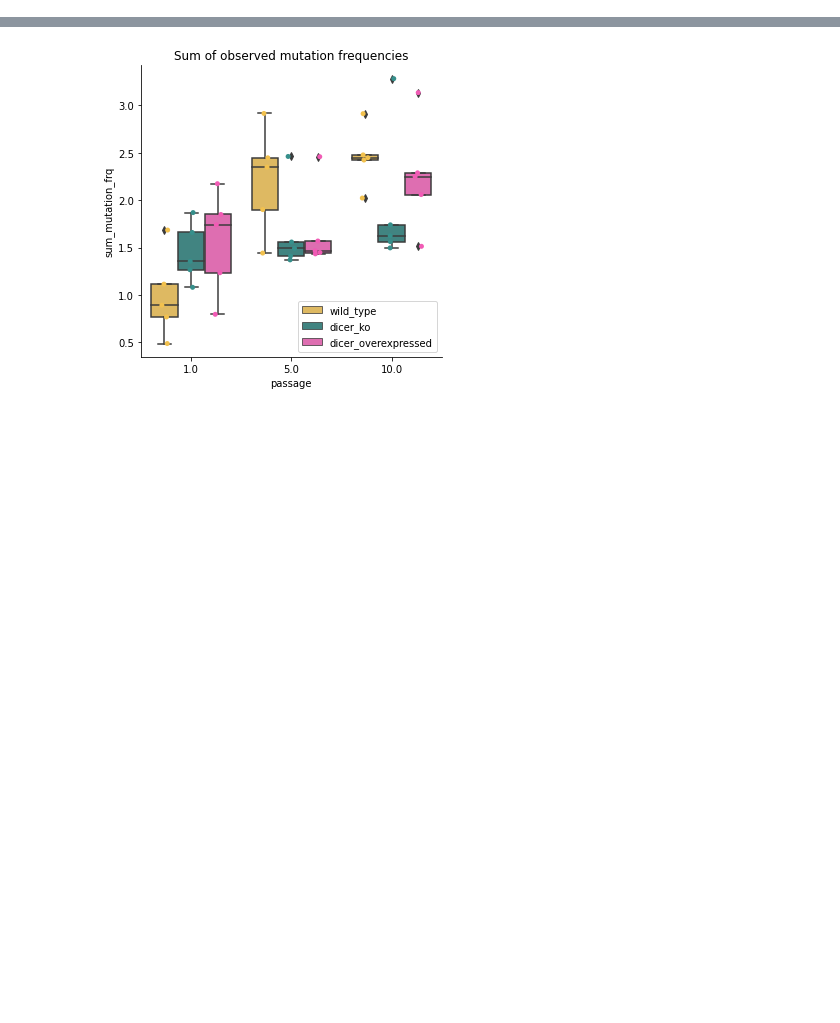
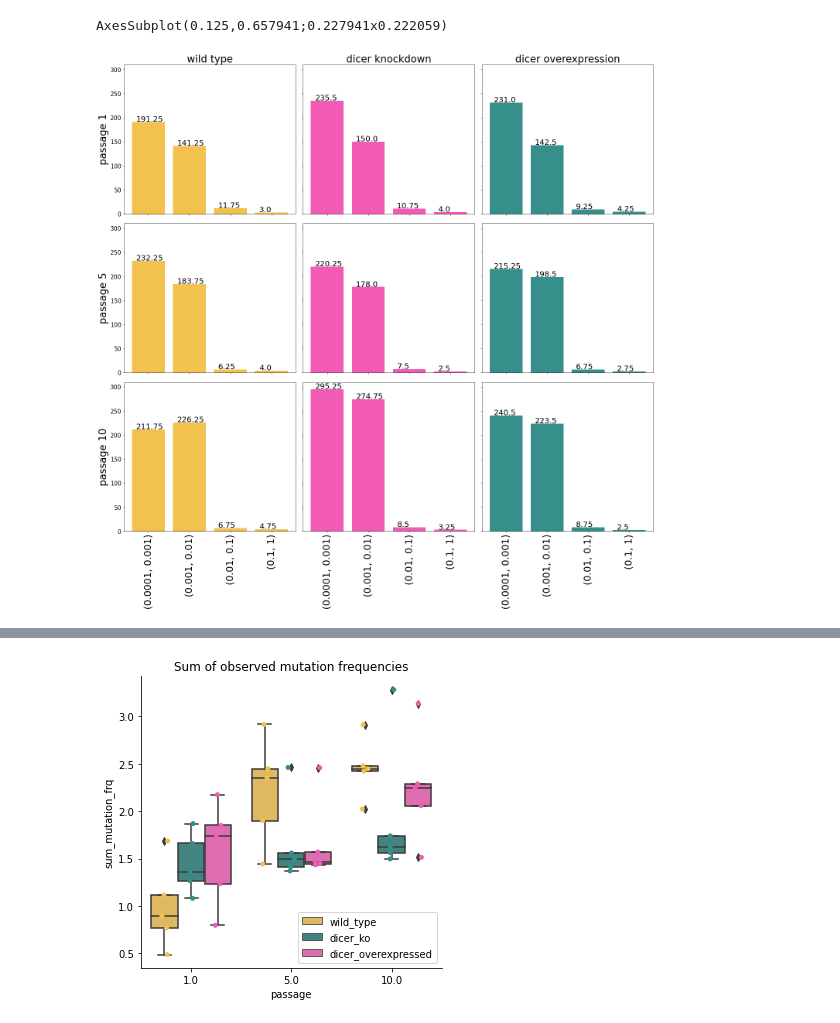
Before and after one commit to LaraFuhrmann/DCV-Evolution-Data-Processing, a Jupyter notebook: workflow/notebooks/compute_diversity.ipynb, the cells around one changed output, grey strips where cells are left out. Saved outputs shown, nothing was run; the diff lists cells and outputs as text; code cells hidden in the pictures; blank space fills up the shorter version.

```diff
--- a/workflow/notebooks/compute_diversity.ipynb
+++ b/workflow/notebooks/compute_diversity.ipynb
@@ -69,3 +87,71 @@ for sample in samples:
 df_wildtype = df_diversity[df_diversity['sample']=='wild_type']
 df_ko = df_diversity[df_diversity['sample']=='dicer_ko']
 df_overexpressed = df_diversity[df_diversity['sample']=='dicer_overexpressed']
+# %%
+# plot average mutation spectrum (averaged over the replicates)
+
+#['#F2C14E', '#368F8B', '#F15BB5']
+#['wild type', 'dicer knockout', 'dicer overexpressed']
+
+plt.rcParams.update({'font.size': 15})
+
+def get_average_bin_values(df_temp):
+    length_bins = len(mutation_spectrum_bins)
+    ave = np.zeros(length_bins)
+
+    for i in range(length_bins):
+        for bins_values in df_temp:
+            ave[i] += bins_values[i]
+        if ave[i]>0:
+            ave[i]=ave[i]/length_bins
+    return ave
+
+fig, ax = plt.subplots(3,3, figsize=(20, 20),constrained_layout=True, sharey=True, sharex=True)
+passages = [1,5,10]
+genotypes = ['wild_type', 'dicer_ko', 'dicer_overexpressed']
+print(ax[0][0])
+
+for idx_passage, passage in enumerate(passages):
+    df_wildtype = df_diversity[df_diversity['sample']=='wild_type']
+    df_ko = df_diversity[df_diversity['sample']=='dicer_ko']
+    df_overexpressed = df_diversity[df_diversity['sample']=='dicer_overexpressed']
+
+    df_temp = df_wildtype[df_wildtype['passage']==passage]['mutation_spectrum']
+    averaged = get_average_bin_values(df_temp)
+    ax[idx_passage][0].bar(mutation_spectrum_bins_labels, averaged,label='wild type', color='#F2C14E')
+    for i, v in enumerate(averaged):
+                ax[idx_passage][0].text( i - 0.3, v + 1, str(v),
+                        color = 'black', size=20)
+
+    df_temp = df_ko[df_ko['passage']==passage]['mutation_spectrum']
+    averaged = get_average_bin_values(df_temp)
+    ax[idx_passage][1].bar(mutation_spectrum_bins_labels, averaged,label='dicer knockdown', color='#F15BB5')
+    for i, v in enumerate(averaged):
+                ax[idx_passage][1].text( i - 0.3, v + 1, str(v),
+                        color = 'black', size=20)
+
+    df_temp = df_overexpressed[df_overexpressed['passage']==passage]['mutation_spectrum']
+    averaged = get_average_bin_values(df_temp)
+    ax[idx_passage][2].bar(mutation_spectrum_bins_labels, averaged,label='dicer overexpressed', color='#368F8B')
+    for i, v in enumerate(averaged):
+                ax[idx_passage][2].text( i - 0.3, v + 1, str(v),
+                        color = 'black', size=20)
+
+
+ax[0][0].set_title('wild type',size=26)
+ax[0][1].set_title('dicer knockdown',size=26)
+ax[0][2].set_title('dicer overexpression',size=26)
+
+ax[0][0].set_ylabel('passage 1',size=26)
+ax[1][0].set_ylabel('passage 5',size=26)
+ax[2][0].set_ylabel('passage 10',size=26)
+
+ax[2][0].set_xticklabels(labels=mutation_spectrum_bins_labels,rotation = 90, size=25)
+ax[2][1].set_xticklabels(labels=mutation_spectrum_bins_labels,rotation = 90, size=25)
+ax[2][2].set_xticklabels(labels=mutation_spectrum_bins_labels, rotation = 90, size=25)
+
+
+plt.savefig(output_dir+'Barplot_observed_mutation_frequency_distribution.averaged.pdf',format='pdf')
+# %% [output]
+AxesSubplot(0.125,0.657941;0.227941x0.222059)
+[figure, added]
```
Also changed, not shown: parts of 17 cells of this notebook, 2 other files.
